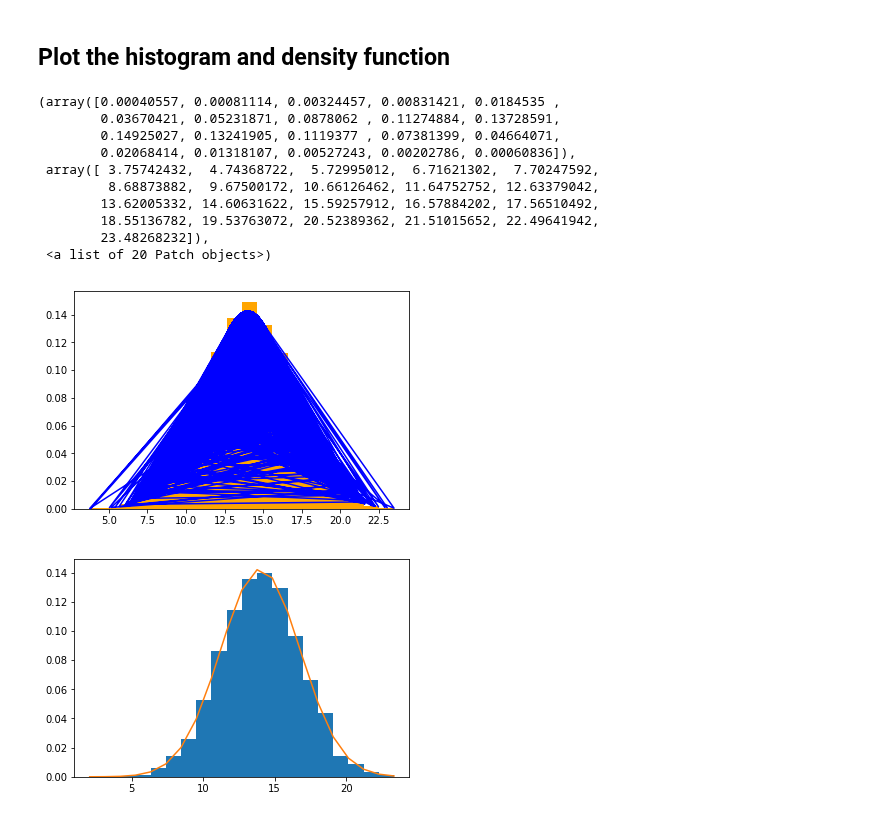
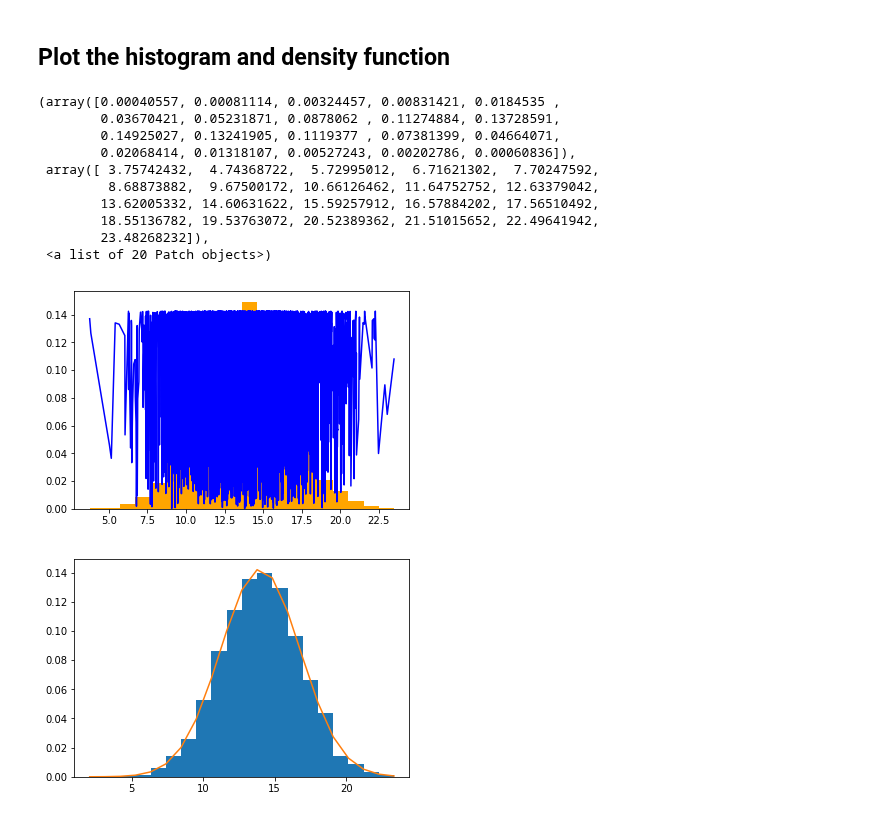
Before and after one commit to ortsed/dsc-normal-distribution-lab-dc-ds-career-042219, a Jupyter notebook: index.ipynb, the cells around one changed output. Drawn from its saved outputs; the diff is of its cells as text; code cells hidden in the pictures.

```diff
--- a/index.ipynb
+++ b/index.ipynb
@@ -60,20 +60,20 @@ density = [dens(x) for x in nrm]
 # %% [markdown]
 ## Plot the histogram and density function
 # %%
-plt.plot(nrm, density, color="blue")
+plt.plot(sorted(nrm), density, color="blue")
 plt.hist(nrm, bins=20, density=True,color="orange")
 # %% [output]
 (array([0.00040557, 0.00081114, 0.00324457, 0.00831421, 0.0184535 ,
         0.03670421, 0.05231871, 0.0878062 , 0.11274884, 0.13728591,
         0.14925027, 0.13241905, 0.1119377 , 0.07381399, 0.04664071,
         0.02068414, 0.01318107, 0.00527243, 0.00202786, 0.00060836]),
  array([ 3.75742432,  4.74368722,  5.72995012,  6.71621302,  7.70247592,
          8.68873882,  9.67500172, 10.66126462, 11.64752752, 12.63379042,
         13.62005332, 14.60631622, 15.59257912, 16.57884202, 17.56510492,
         18.55136782, 19.53763072, 20.52389362, 21.51015652, 22.49641942,
         23.48268232]),
  <a list of 20 Patch objects>)
-[figure, old version]
+[figure, new version]
 # %%
 # Plot histogram along with the density function
 # %% [output]
```
